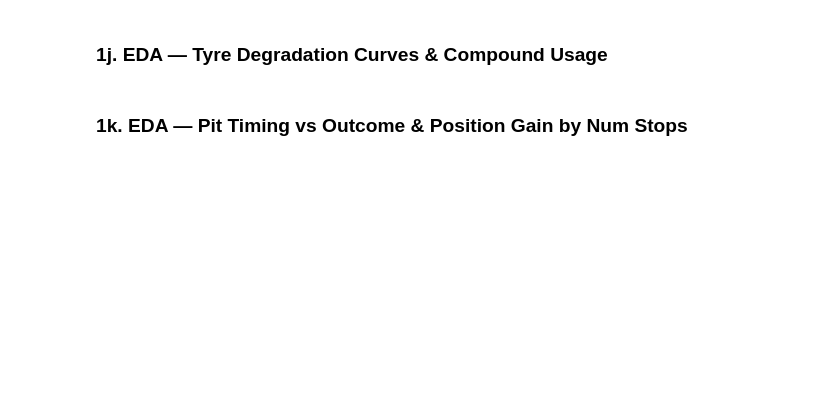
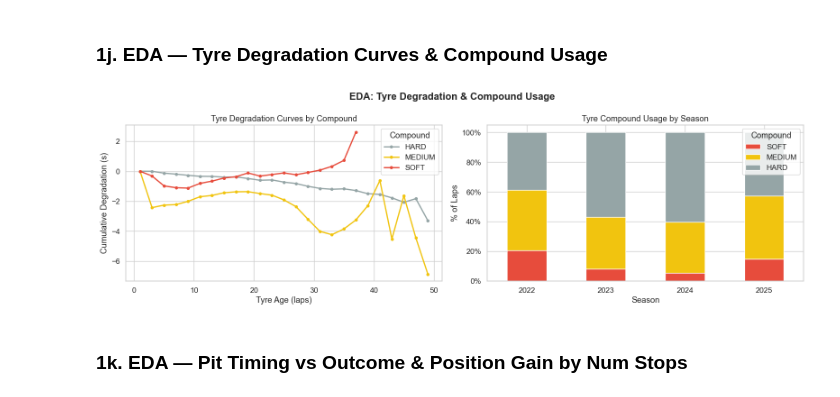
Before and after one commit to NimeshBhavsar/DAI, a Jupyter notebook: mission/proposals_st26/group_k_final.ipynb, the cells around one changed output. Cells and saved outputs as stored; diff of their text form; code cells hidden in the pictures; blank space fills up the shorter version.

```diff
--- a/mission/proposals_st26/group_k_final.ipynb
+++ b/mission/proposals_st26/group_k_final.ipynb
@@ -339,7 +390,7 @@ deg_data = deg_data[deg_data['Compound'].isin(['SOFT', 'MEDIUM', 'HARD'])]
 deg_binned = (
     deg_data.assign(TyreLifeBin=pd.cut(deg_data['TyreLife'], bins=range(0, 52, 2), include_lowest=True))
     .groupby(['Compound', 'TyreLifeBin'], observed=True)['cumulative_degradation_clean']
-    .mean().reset_index()
+    .median().reset_index()
 )
 deg_binned['mid'] = deg_binned['TyreLifeBin'].apply(lambda x: x.mid)
 
@@ -350,33 +401,35 @@ for compound, grp in deg_binned.groupby('Compound'):
                  'o-', label=compound, color=compound_colors.get(compound, 'black'),
                  linewidth=2, markersize=4)
 
 axes[0].set_xlabel('Tyre Age (laps)')
 axes[0].set_ylabel('Cumulative Degradation (s)')
 axes[0].set_title('Tyre Degradation Curves by Compound')
 axes[0].legend(title='Compound')
 
 # Compound usage proportion by year
 compound_yearly = (
     df_dry[df_dry['Compound'].isin(['SOFT', 'MEDIUM', 'HARD'])]
     .groupby(['Year', 'Compound'])
     .size().unstack(fill_value=0)
 )
 compound_yearly_pct = compound_yearly.div(compound_yearly.sum(axis=1), axis=0) * 100
 compound_yearly_pct[['SOFT', 'MEDIUM', 'HARD']].plot(
     kind='bar', stacked=True, ax=axes[1],
     color=[compound_colors['SOFT'], compound_colors['MEDIUM'], compound_colors['HARD']],
     edgecolor='white'
 )
 axes[1].set_xlabel('Season')
 axes[1].set_ylabel('% of Laps')
 axes[1].set_title('Tyre Compound Usage by Season')
 axes[1].legend(title='Compound')
 axes[1].tick_params(axis='x', rotation=0)
 axes[1].yaxis.set_major_formatter(mticker.PercentFormatter())
 
 plt.suptitle('EDA: Tyre Degradation & Compound Usage', fontweight='bold')
 plt.tight_layout()
 plt.show()
+# %% [output]
+[figure, added]
 # %% [markdown]
 ### 1k. EDA — Pit Timing vs Outcome & Position Gain by Num Stops
 # %%
```
Also changed, not shown: parts of 43 cells of this notebook.
